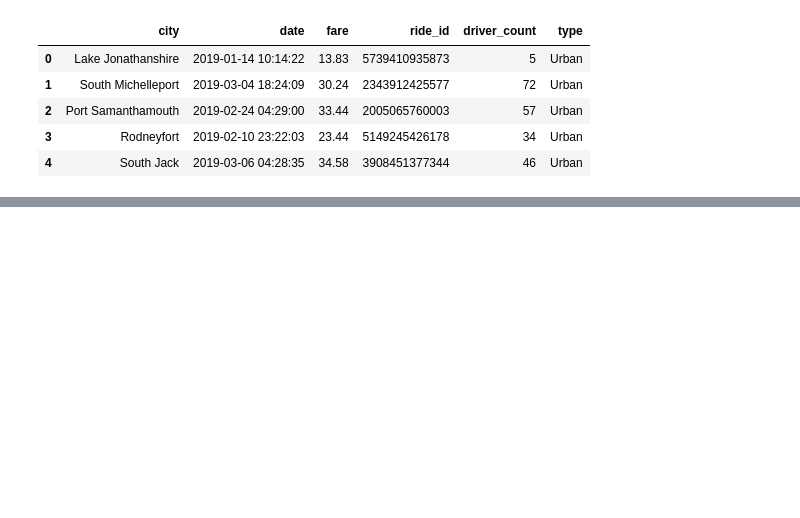
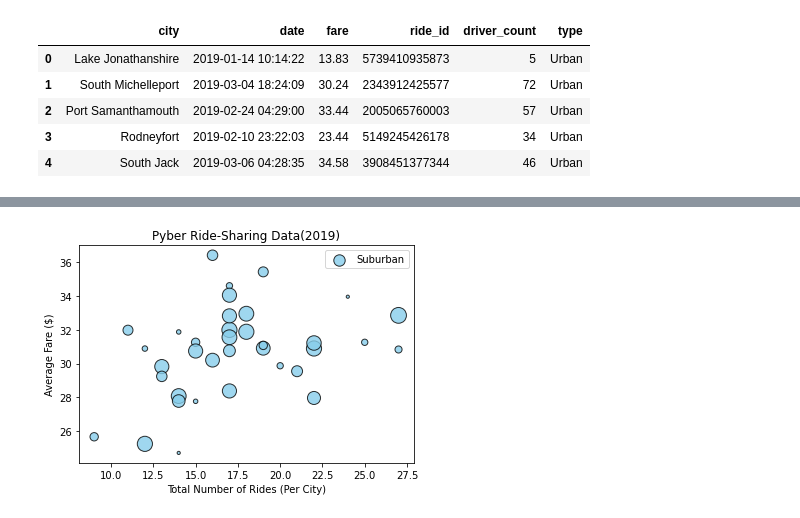
Before and after one commit to shawnkitagawa/PyBer_Analysis, a Jupyter notebook: Pyber.ipynb, the cells around one changed output, grey strips where cells are left out. Cells and saved outputs as stored; diff of their text form; code cells hidden in the pictures; blank space fills up the shorter version.

```diff
--- a/Pyber.ipynb
+++ b/Pyber.ipynb
@@ -116,0 +150,5 @@ pyber_data_df.head()
+# %%
+# Suburban city DataFrame
+
+suburban_cities_df = pyber_data_df.loc[pyber_data_df["type"] == "Suburban"]
+suburban_cities_df.head()
@@ -116,0 +193,5 @@ pyber_data_df.head()
+# %%
+# Get the number of rides of suburban cities
+suburban_ride_count = suburban_cities_df.groupby(by = "city").count()["ride_id"]
+
+suburban_ride_count.head()
@@ -116,0 +232,5 @@ pyber_data_df.head()
+# %%
+#Get the average fare for each city in the suburabn cities
+
+suburban_avg_fare = suburban_cities_df.groupby(by = "city").mean()["fare"]
+suburban_avg_fare.head()
@@ -116,0 +269,3 @@ pyber_data_df.head()
+# %%
+suburban_driver_count = suburban_cities_df.groupby(by = "city").mean()["driver_count"]
+suburban_driver_count.head()
@@ -116,0 +304,13 @@ pyber_data_df.head()
+# %%
+#Build the scatter plots for suburban cities
+
+plt.scatter(suburban_ride_count, suburban_avg_fare, s = 10 * suburban_driver_count, label = "Suburban", color = "skyblue"
+           , alpha = 0.8, edgecolor = "black", linewidths = 1)
+plt.title("Pyber Ride-Sharing Data(2019)")
+plt.xlabel("Total Number of Rides (Per City)")
+plt.ylabel("Average Fare ($)")
+
+plt.legend()
+plt.show()
+# %% [output]
+[figure, added]
```
Also changed, not shown: parts of 75 cells of this notebook, 7 other files.
